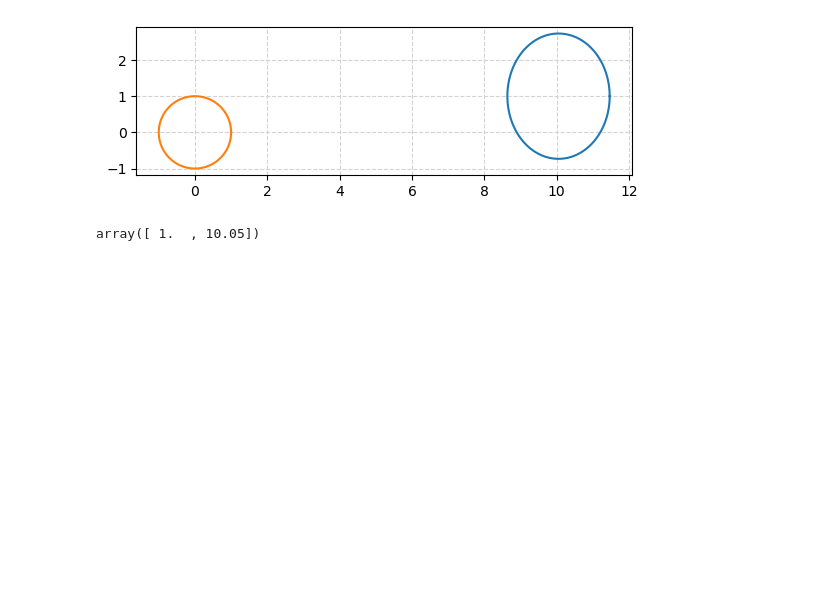
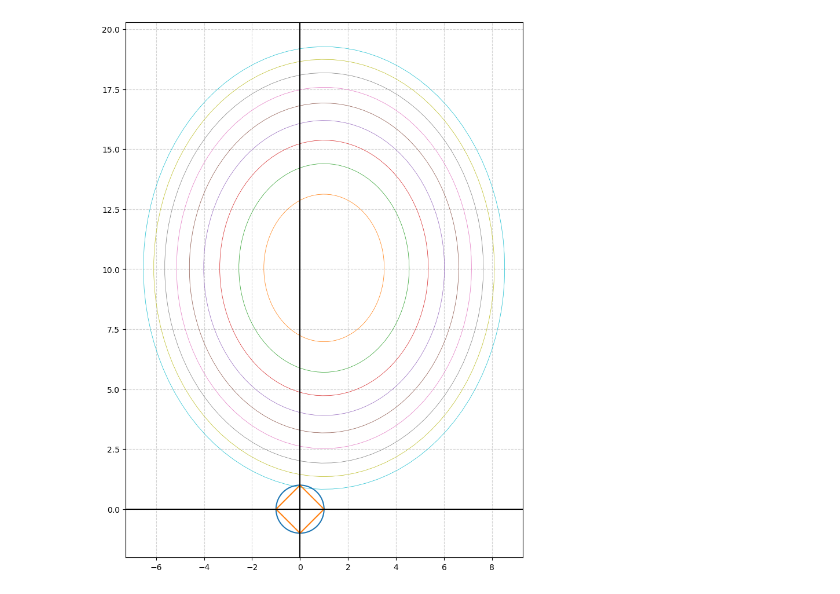
Before and after one commit to asaha1203/cx-4803, a Jupyter notebook: hw_3/hw_3_q1.ipynb, the cells around one changed output. Drawn from its saved outputs; the diff is of its cells as text; code cells hidden in the pictures; blank space fills up the shorter version.

```diff
--- a/hw_3/hw_3_q1.ipynb
+++ b/hw_3/hw_3_q1.ipynb
@@ -18,20 +15,20 @@ w = np.linalg.lstsq(X, y, rcond=None)[0]
 m_RSS = (y - X @ w)**2
 RSS = sum(m_RSS)
 # %%
-u=1.     #x-position of the center
-v=0.5    #y-position of the center
-a=2.     #radius on the x-axis
-b=1.5    #radius on the y-axis
+t = np.linspace(0, 2*np.pi, 100)
 
-t = np.linspace(0, 2*np.pi, 100)
-plt.plot( w[1]+np.sqrt(2)*np.cos(t) , w[0]+np.sqrt(3)*np.sin(t) )
-plt.plot( np.cos(t) , np.sin(t))
+plt.figure(figsize=(20,12))
+for i in np.linspace(0,170,10):
+    plt.plot( w[0]+np.sqrt(i)*np.cos(t)/np.sqrt(3) , w[1]+np.sqrt(i)*np.sin(t)/np.sqrt(2),linewidth=0.5 )
+
+plt.plot(np.cos(t) , np.sin(t))
+plt.plot([0,1,0,-1,0],[1,0,-1,0,1])
+
+plt.axvline(x=0, c="black", label="x=0")
+plt.axhline(y=0, c="black", label="y=0")
 plt.grid(color='lightgray',linestyle='--')
+
 plt.gca().set_aspect('equal')
 plt.show()
 # %% [output]
-[figure, old version]
+[figure, new version]
-# %%
-w
-# %% [output]
-array([ 1.  , 10.05])
```
Also changed, not shown: parts of 7 cells of this notebook.
